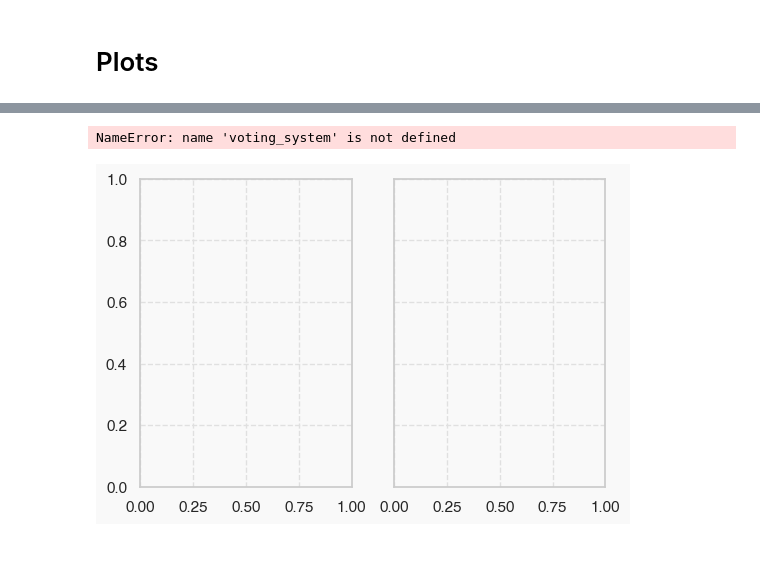
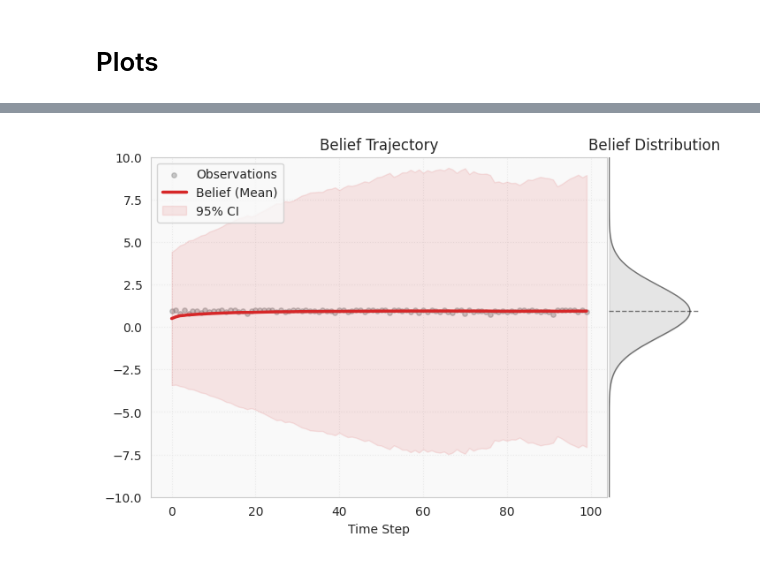
Before and after one commit to centre-for-humanities-computing/european-city-inference, a Jupyter notebook: notebooks/main.ipynb, the cells around one changed output, grey strips where cells are left out. Drawn from its saved outputs; the diff is of its cells as text; code cells hidden in the pictures.

```diff
--- a/notebooks/main.ipynb
+++ b/notebooks/main.ipynb
@@ -33,3 +28,4 @@ env = Environment(
     num_candidates=NUM_CANDIDATES,
     num_preferences=NUM_PREFERENCES,
 )
+env.num_simulations = NUM_SIMULATIONS
@@ -67,7 +36,2 @@ env.preferences_idx = [
 # %% [markdown]
 # Simulation
-# %%
-# run one simulation
-key = jax.random.PRNGKey(int(time.time()))
-sim = env.run_one_simulation(_vote_plurality, key)
-sim
@@ -120,2 +45,6 @@ sim
+# %%
+df = env.create_data_frame()
+df
+env.df = df
 # %% [markdown]
 # Plots
@@ -171,18 +51,18 @@ NameError: name 'voting_system' is not defined
-# %%
-fig, axes = plt.subplots(1, 2, figsize=(6, 4), sharey=True)
-fig.suptitle(
-    "Results Distribution)",
-    fontsize=16,
-)
-# y limits
-# bins de la même taille
-visualizer.plot_simulation_results_distribution(axes=axes)
-axes[0].set_ylim(0, 80)
-axes[1].set_ylim(0, 80)
-axes[0].set_xlabel("Proportion of Votes (1st Round)")
-axes[1].set_xlabel("Proportion of Votes (2nd Round)")
-plt.show()
-# fig.savefig(f"fig/{voting_system.name}_simulation_results_histogram.png", dpi=300)
-# %% [output]
-NameError: name 'voting_system' is not defined
-[figure, removed]
+# %%
+viz = SimulationVisualizer()
+adapter = SimulationAdapter()
+# %%
+# Dans votre script principal
+traj_data = adapter.get_voter_trajectory_data(env, voter_id=10)
+
+fig, ax1, ax2 = viz.plot_belief_trajectory(
+    **traj_data,
+    ylim=(-10, 10),  # <--- Contrôle le zoom et recalcule la densité
+)
+ax1.set_title("Belief Trajectory")  # Override the default title
+plt.tight_layout(rect=[0, 0.03, 1, 0.95])  # Adjust layout for suptitle
+ax2.set_title("Belief Distribution")  # Override the default title
+fig.set_size_inches(8, 5)
+plt.show()
+# %% [output]
+[figure, added]
```
Also changed, not shown: parts of 15 cells of this notebook, 1 other file.
